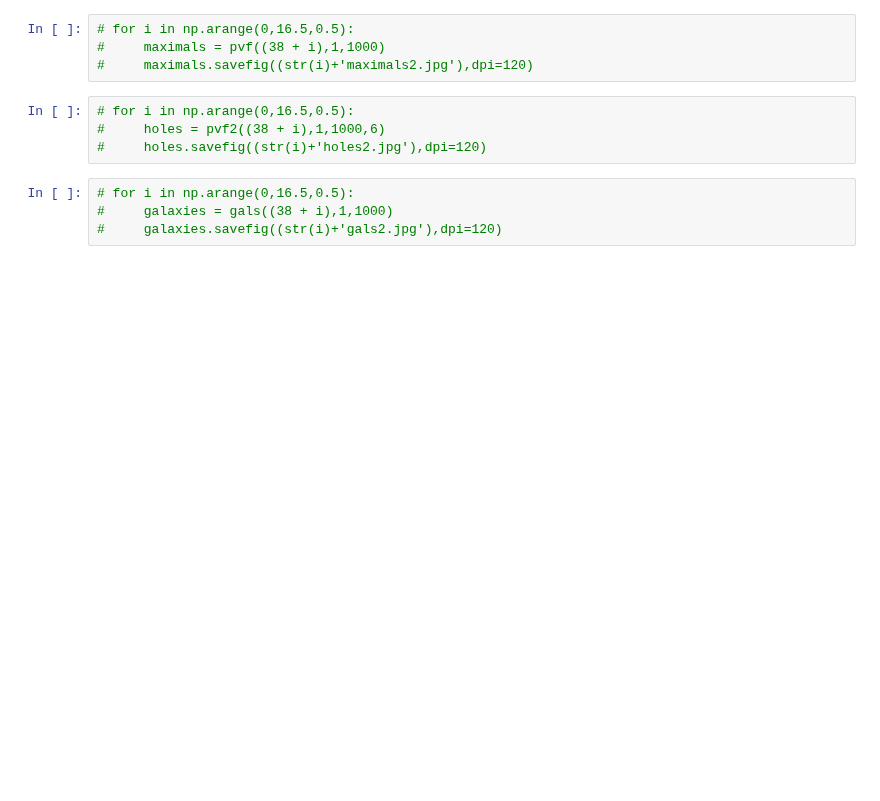
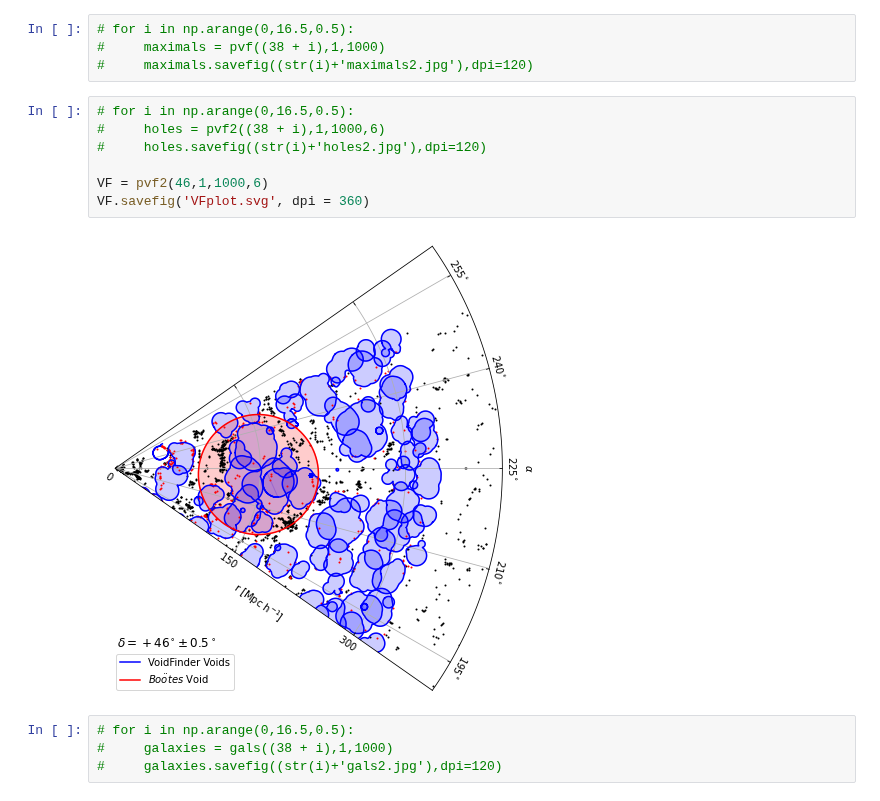
Before and after one commit to DESI-UR/Void_analysis, a Jupyter notebook: nb/Taryn_Lovan/VAST_dec_slices_Bootes.ipynb, the cells around one changed output. Cells and saved outputs as stored; diff of their text form; blank space fills up the shorter version.

```diff
--- a/nb/Taryn_Lovan/VAST_dec_slices_Bootes.ipynb
+++ b/nb/Taryn_Lovan/VAST_dec_slices_Bootes.ipynb
@@ -875,7 +894,12 @@ def pKOSS(table, dec, width, npc):
 # %%
 # for i in np.arange(0,16.5,0.5):
 #     holes = pvf2((38 + i),1,1000,6)
 #     holes.savefig((str(i)+'holes2.jpg'),dpi=120)
+
+VF = pvf2(46,1,1000,6)
+VF.savefig('VFplot.svg', dpi = 360)
+# %% [output]
+[figure, added]
 # %%
 # for i in np.arange(0,16.5,0.5):
 #     galaxies = gals((38 + i),1,1000)
```
Also changed, not shown: parts of 4 cells of this notebook.
